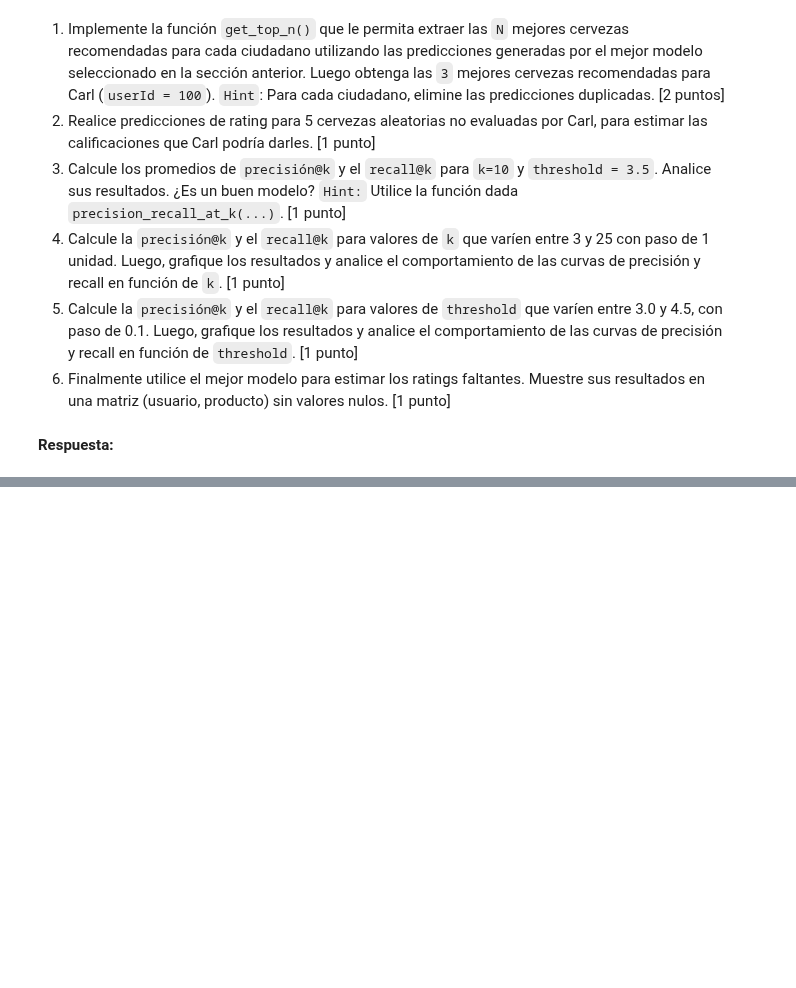
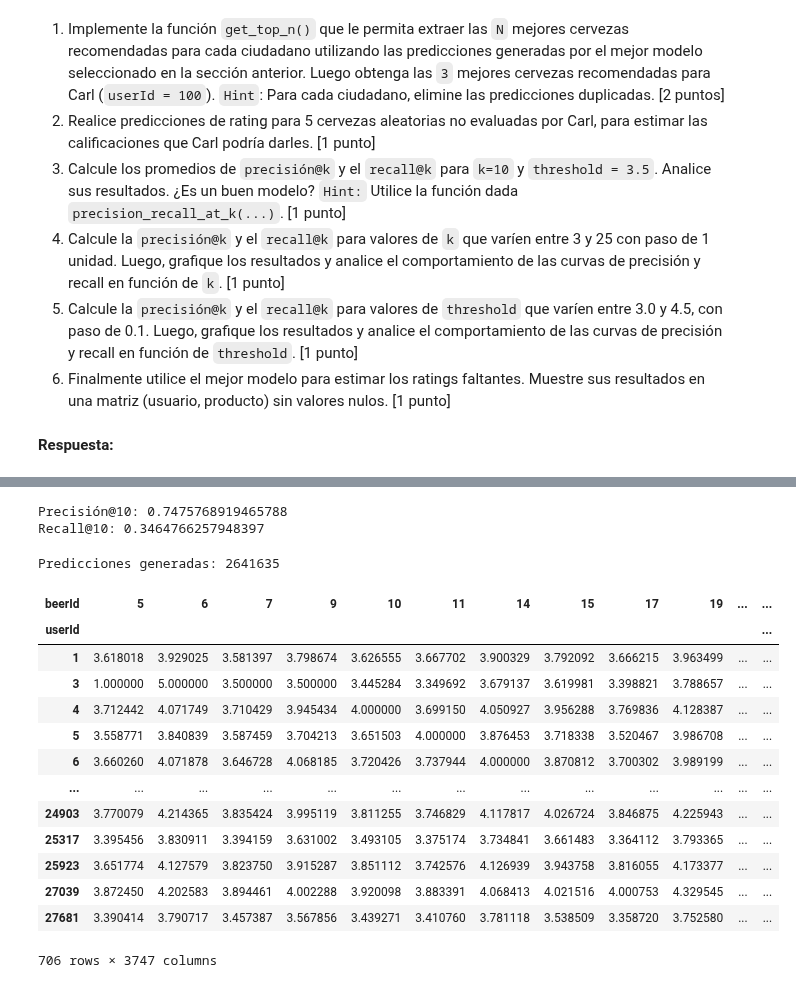
Before and after one commit to Qajirr/MDS7202-Labs, a Jupyter notebook: Lab 8 - Forecasting/Lab_8_Enunciado.ipynb, the cells around one changed output, grey strips where cells are left out. Saved outputs shown, nothing was run; the diff lists cells and outputs as text; code cells hidden in the pictures; blank space fills up the shorter version.

```diff
--- a/Lab 8 - Forecasting/Lab_8_Enunciado.ipynb
+++ b/Lab 8 - Forecasting/Lab_8_Enunciado.ipynb
@@ -409,0 +710,10 @@ Ahora Homero le pide que cambie el enfoque del tipo de filtro colaborativo a uno
+# %%
+#CODIGO AQUI
+# Modelo NMF
+nmf_model = NMF(random_state=3380)
+
+# Entrenar el modelo con el conjunto de entrenamiento
+nmf_model.fit(trainset)
+
+# Generar predicciones para el conjunto de prueba
+predictions_nmf = nmf_model.test(testset)
@@ -409,0 +741,9 @@ Ahora Homero le pide que cambie el enfoque del tipo de filtro colaborativo a uno
+# %%
+# Modelo SVD
+svd_model = SVD(n_factors=50, n_epochs=25,random_state=3380)
+
+# Entrenar el modelo con el conjunto de entrenamiento
+svd_model.fit(trainset)
+
+# Generar predicciones para el conjunto de prueba
+predictions_svd = svd_model.test(testset)
@@ -449,0 +860,13 @@ def precision_recall_at_k(predictions, k=10, threshold=3.5):
+# %%
+# Calcular precisión@k y recall@k
+precisions, recalls = precision_recall_at_k(predictions_svd, k=10, threshold=3.5)
+
+# Calcular el promedio de las precisiones y recalls
+precision_promedio = sum(precisions.values()) / len(precisions)
+recall_promedio = sum(recalls.values()) / len(recalls)
+
+print(f"Precisión@10: {precision_promedio}")
+print(f"Recall@10: {recall_promedio}")
+# %% [output]
+Precisión@10: 0.7475768919465788
+Recall@10: 0.3464766257948397
@@ -450,3 +923,42 @@ def precision_recall_at_k(predictions, k=10, threshold=3.5):
+# %%
+# Predecir ratings faltantes
+full_trainset = dataset.build_full_trainset()
+missing_ratings = full_trainset.build_anti_testset()
+predicciones_faltantes = svd_model.test(missing_ratings)
+
+# Crear matriz de ratings predichos)
+pred_matrix = pd.DataFrame(predicciones_faltantes, columns=['userId', 'beerId', 'r_ui', 'est', 'details'])
+rating_matrix = pred_matrix.pivot(index='userId', columns='beerId', values='est')
+
+# Crear matriz de ratings originales
+original_ratings = full_trainset.build_testset()
+original_matrix = pd.DataFrame(original_ratings, columns=['userId', 'beerId', 'r_ui'])
+original_matrix = original_matrix.drop_duplicates(subset=['userId', 'beerId'])
+
+# Pivotar matriz original
+original_matrix = original_matrix.pivot(index='userId', columns='beerId', values='r_ui')
+
+# Combinar ambas matrices
+combined_matrix = original_matrix.combine_first(rating_matrix)
+
+# Matriz completa de predicciones
+combined_matrix
+# %% [output]
+Predicciones generadas: 2641635
+| beerId | 5 | 6 | 7 | 9 | 10 | 11 | 14 | 15 | 17 | 19 | ... | ... |
+| userId |  |  |  |  |  |  |  |  |  |  |  | ... |
+| 1 | 3.618018 | 3.929025 | 3.581397 | 3.798674 | 3.626555 | 3.667702 | 3.900329 | 3.792092 | 3.666215 | 3.963499 | ... | ... |
+| 3 | 1.000000 | 5.000000 | 3.500000 | 3.500000 | 3.445284 | 3.349692 | 3.679137 | 3.619981 | 3.398821 | 3.788657 | ... | ... |
+| 4 | 3.712442 | 4.071749 | 3.710429 | 3.945434 | 4.000000 | 3.699150 | 4.050927 | 3.956288 | 3.769836 | 4.128387 | ... | ... |
+| 5 | 3.558771 | 3.840839 | 3.587459 | 3.704213 | 3.651503 | 4.000000 | 3.876453 | 3.718338 | 3.520467 | 3.986708 | ... | ... |
+| 6 | 3.660260 | 4.071878 | 3.646728 | 4.068185 | 3.720426 | 3.737944 | 4.000000 | 3.870812 | 3.700302 | 3.989199 | ... | ... |
+| ... | ... | ... | ... | ... | ... | ... | ... | ... | ... | ... | ... | ... |
+| 24903 | 3.770079 | 4.214365 | 3.835424 | 3.995119 | 3.811255 | 3.746829 | 4.117817 | 4.026724 | 3.846875 | 4.225943 | ... | ... |
+| 25317 | 3.395456 | 3.830911 | 3.394159 | 3.631002 | 3.493105 | 3.375174 | 3.734841 | 3.661483 | 3.364112 | 3.793365 | ... | ... |
+| 25923 | 3.651774 | 4.127579 | 3.823750 | 3.915287 | 3.851112 | 3.742576 | 4.126939 | 3.943758 | 3.816055 | 4.173377 | ... | ... |
+| 27039 | 3.872450 | 4.202583 | 3.894461 | 4.002288 | 3.920098 | 3.883391 | 4.068413 | 4.021516 | 4.000753 | 4.329545 | ... | ... |
+| 27681 | 3.390414 | 3.790717 | 3.457387 | 3.567856 | 3.439271 | 3.410760 | 3.781118 | 3.538509 | 3.358720 | 3.752580 | ... | ... |
+706 rows × 3747 columns
 # %% [markdown]
 # Conclusión
 Eso ha sido todo para el lab de hoy, recuerden que el laboratorio tiene un plazo de entrega de una semana. Cualquier duda del laboratorio, no duden en contactarnos por el foro de U-cursos o por correo.
```
Also changed, not shown: parts of 28 cells of this notebook.
